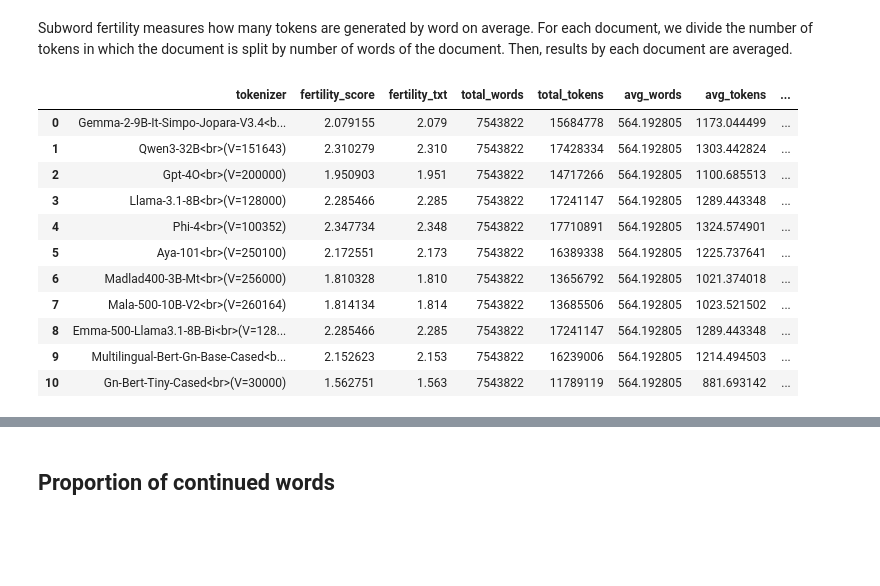
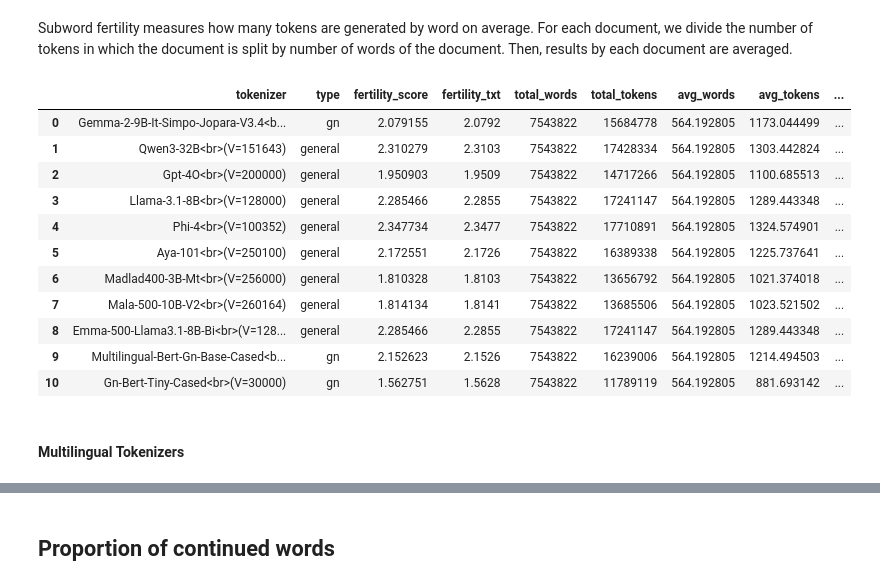
Before and after one commit to guaran-ia/corpus, a Jupyter notebook: src/experiments/tokenizers/Guarani Tokenizers_all.ipynb, the cells around one changed output, grey strips where cells are left out. Cells and saved outputs as stored; diff of their text form; code cells hidden in the pictures; blank space fills up the shorter version.

Commit message:
Add new figures that depict separately general-purpose tokenizers and guarani tokenizers

```diff
--- a/src/experiments/tokenizers/Guarani Tokenizers_all.ipynb
+++ b/src/experiments/tokenizers/Guarani Tokenizers_all.ipynb
@@ -46,7 +46,7 @@ data_df.head()
 ## Experiment with tokenizers
 # %%
 # define operative constants
-OVERWRITE_EXP = True
+OVERWRITE_EXP = False
 # %%
 # load huggingface access token
 hf_access_token = userdata.get('HF_TOKEN')
@@ -247,40 +247,46 @@ with open(os.path.join(project_dir, 'tokenizers_experiment_all.json'), 'r', enco
 ### Subword Fertility
 # %% [markdown]
 Subword fertility measures how many tokens are generated by word on average. For each document, we divide the number of tokens in which the document is split by number of words of the document. Then, results by each document are averaged.
+# %%
+gn_tokenizers = ['mmaguero/multilingual-bert-gn-base-cased', 'mmaguero/gn-bert-tiny-cased', 'rubuntu/gemma-2-9b-it-SimPO-Jopara-V3.4']
 # %%
 tokenizers = list(tokenizers_exp.keys())
 fertility = []
 for tokenizer in tokenizers:
   name = tokenizers_exp[tokenizer]['tokenizer'].split('/')[1].title()
   vocab_size = tokenizers_exp[tokenizer]['vocab_size']
   fert = sum(tokenizers_exp[tokenizer]['num_tokens'])/sum(tokenizers_exp[tokenizer]['num_words'])
   avg_prop_continued_words = sum(tokenizers_exp[tokenizer]['prop_continued_words'])/len(tokenizers_exp[tokenizer]['prop_continued_words'])
+  tokenizer_type = 'gn' if tokenizers_exp[tokenizer]['tokenizer'] in gn_tokenizers else 'general'
   fertility.append(
       {
           'tokenizer': f'{name}<br>(V={vocab_size})',
+          'type': tokenizer_type,
           'fertility_score': fert,
-          'fertility_txt': round(fert, 3),
+          'fertility_txt': round(fert, 4),
           'total_words': sum(tokenizers_exp[tokenizer]['num_words']),
           'total_tokens': sum(tokenizers_exp[tokenizer]['num_tokens']),
           'avg_words': tokenizers_exp[tokenizer]['avg_num_words'],
           'avg_tokens': tokenizers_exp[tokenizer]['avg_num_tokens'],
-          'avg_tokens_txt': round(tokenizers_exp[tokenizer]['avg_num_tokens'], 3),
+          'avg_tokens_txt': round(tokenizers_exp[tokenizer]['avg_num_tokens'], 4),
           'avg_prop_continued_words': avg_prop_continued_words,
-          'avg_prop_continued_words_txt': round(avg_prop_continued_words, 3)
+          'avg_prop_continued_words_txt': round(avg_prop_continued_words, 4)
       }
   )
 fertility_df = pd.DataFrame(fertility)
 fertility_df
 # %% [output]
-|  | tokenizer | fertility_score | fertility_txt | total_words | total_tokens | avg_words | avg_tokens | ... |
-| 0 | Gemma-2-9B-It-Simpo-Jopara-V3.4<b... | 2.079155 | 2.079 | 7543822 | 15684778 | 564.192805 | 1173.044499 | ... |
-| 1 | Qwen3-32B<br>(V=151643) | 2.310279 | 2.310 | 7543822 | 17428334 | 564.192805 | 1303.442824 | ... |
-| 2 | Gpt-4O<br>(V=200000) | 1.950903 | 1.951 | 7543822 | 14717266 | 564.192805 | 1100.685513 | ... |
-| 3 | Llama-3.1-8B<br>(V=128000) | 2.285466 | 2.285 | 7543822 | 17241147 | 564.192805 | 1289.443348 | ... |
-| 4 | Phi-4<br>(V=100352) | 2.347734 | 2.348 | 7543822 | 17710891 | 564.192805 | 1324.574901 | ... |
-| 5 | Aya-101<br>(V=250100) | 2.172551 | 2.173 | 7543822 | 16389338 | 564.192805 | 1225.737641 | ... |
-| 6 | Madlad400-3B-Mt<br>(V=256000) | 1.810328 | 1.810 | 7543822 | 13656792 | 564.192805 | 1021.374018 | ... |
-| 7 | Mala-500-10B-V2<br>(V=260164) | 1.814134 | 1.814 | 7543822 | 13685506 | 564.192805 | 1023.521502 | ... |
-| 8 | Emma-500-Llama3.1-8B-Bi<br>(V=128... | 2.285466 | 2.285 | 7543822 | 17241147 | 564.192805 | 1289.443348 | ... |
-| 9 | Multilingual-Bert-Gn-Base-Cased<b... | 2.152623 | 2.153 | 7543822 | 16239006 | 564.192805 | 1214.494503 | ... |
-| 10 | Gn-Bert-Tiny-Cased<br>(V=30000) | 1.562751 | 1.563 | 7543822 | 11789119 | 564.192805 | 881.693142 | ... |
+|  | tokenizer | type | fertility_score | fertility_txt | total_words | total_tokens | avg_words | avg_tokens | ... |
+| 0 | Gemma-2-9B-It-Simpo-Jopara-V3.4<b... | gn | 2.079155 | 2.0792 | 7543822 | 15684778 | 564.192805 | 1173.044499 | ... |
+| 1 | Qwen3-32B<br>(V=151643) | general | 2.310279 | 2.3103 | 7543822 | 17428334 | 564.192805 | 1303.442824 | ... |
+| 2 | Gpt-4O<br>(V=200000) | general | 1.950903 | 1.9509 | 7543822 | 14717266 | 564.192805 | 1100.685513 | ... |
+| 3 | Llama-3.1-8B<br>(V=128000) | general | 2.285466 | 2.2855 | 7543822 | 17241147 | 564.192805 | 1289.443348 | ... |
+| 4 | Phi-4<br>(V=100352) | general | 2.347734 | 2.3477 | 7543822 | 17710891 | 564.192805 | 1324.574901 | ... |
+| 5 | Aya-101<br>(V=250100) | general | 2.172551 | 2.1726 | 7543822 | 16389338 | 564.192805 | 1225.737641 | ... |
+| 6 | Madlad400-3B-Mt<br>(V=256000) | general | 1.810328 | 1.8103 | 7543822 | 13656792 | 564.192805 | 1021.374018 | ... |
+| 7 | Mala-500-10B-V2<br>(V=260164) | general | 1.814134 | 1.8141 | 7543822 | 13685506 | 564.192805 | 1023.521502 | ... |
+| 8 | Emma-500-Llama3.1-8B-Bi<br>(V=128... | general | 2.285466 | 2.2855 | 7543822 | 17241147 | 564.192805 | 1289.443348 | ... |
+| 9 | Multilingual-Bert-Gn-Base-Cased<b... | gn | 2.152623 | 2.1526 | 7543822 | 16239006 | 564.192805 | 1214.494503 | ... |
+| 10 | Gn-Bert-Tiny-Cased<br>(V=30000) | gn | 1.562751 | 1.5628 | 7543822 | 11789119 | 564.192805 | 881.693142 | ... |
+# %% [markdown]
+#### Multilingual Tokenizers
```
Also changed, not shown: parts of 5 cells of this notebook, 2 other files.
